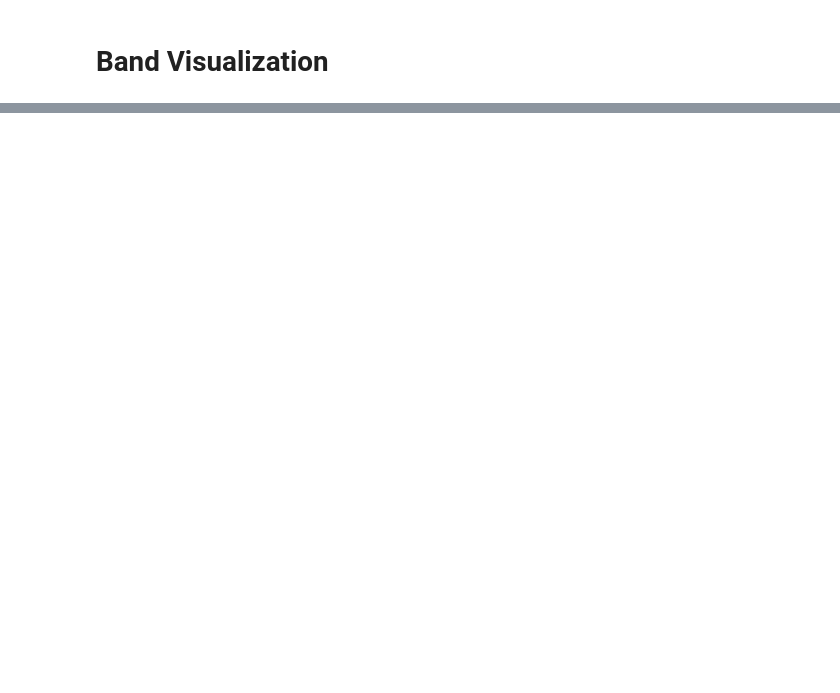
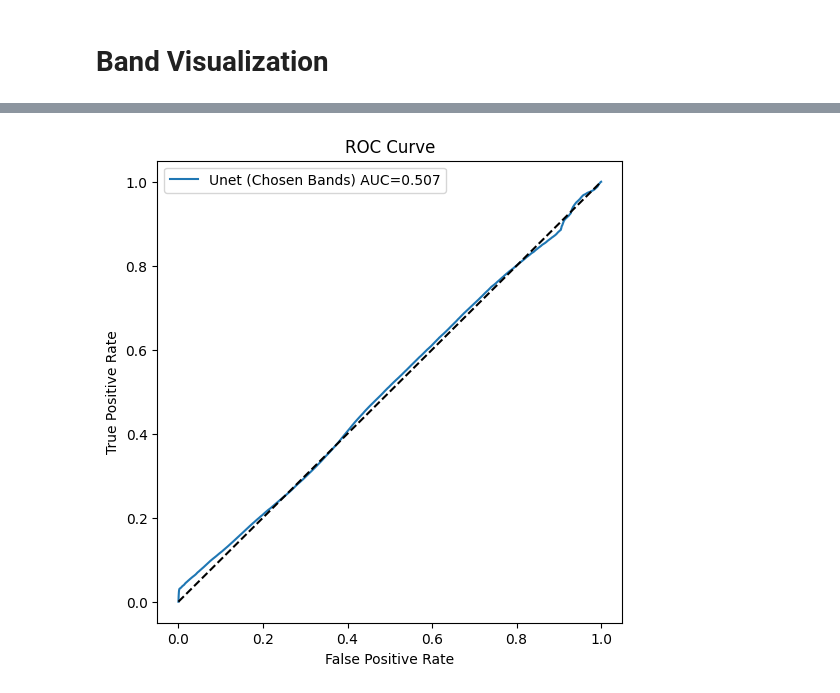
Before and after one commit to Rowanyasser/Water-Segmentation-Project, a Jupyter notebook: WaterSegmentation.ipynb, the cells around one changed output, grey strips where cells are left out. Drawn from its saved outputs; the diff is of its cells as text; code cells hidden in the pictures; blank space fills up the shorter version.

```diff
--- a/WaterSegmentation.ipynb
+++ b/WaterSegmentation.ipynb
@@ -860,0 +1086,20 @@ Saved normalize_stats to normalize_stats.json
+# %%
+def plot_roc_curve(model, loader):
+    model.eval()
+    y_true, y_prob = [], []
+    with torch.no_grad():
+        for images, masks in loader:
+            images, masks = images.to(DEVICE), masks.to(DEVICE)
+            outputs = torch.sigmoid(model(images))
+            y_true.extend(masks.cpu().numpy().flatten())
+            y_prob.extend(outputs.cpu().numpy().flatten())
+    fpr, tpr, _ = roc_curve(y_true, y_prob)
+    roc_auc = auc(fpr, tpr)
+    plt.figure(figsize=(6,6))
+    plt.plot(fpr, tpr, label=f"{best_model_name} ({best_dataset}) AUC={roc_auc:.3f}")
+    plt.plot([0,1],[0,1],"k--")
+    plt.title("ROC Curve")
+    plt.xlabel("False Positive Rate")
+    plt.ylabel("True Positive Rate")
+    plt.legend()
+    plt.show()
@@ -860,0 +1157,4 @@ Saved normalize_stats to normalize_stats.json
+# %%
+plot_roc_curve(best_model, best_val_loader)
+# %% [output]
+[figure, added]
```
Also changed, not shown: parts of 97 cells of this notebook.
